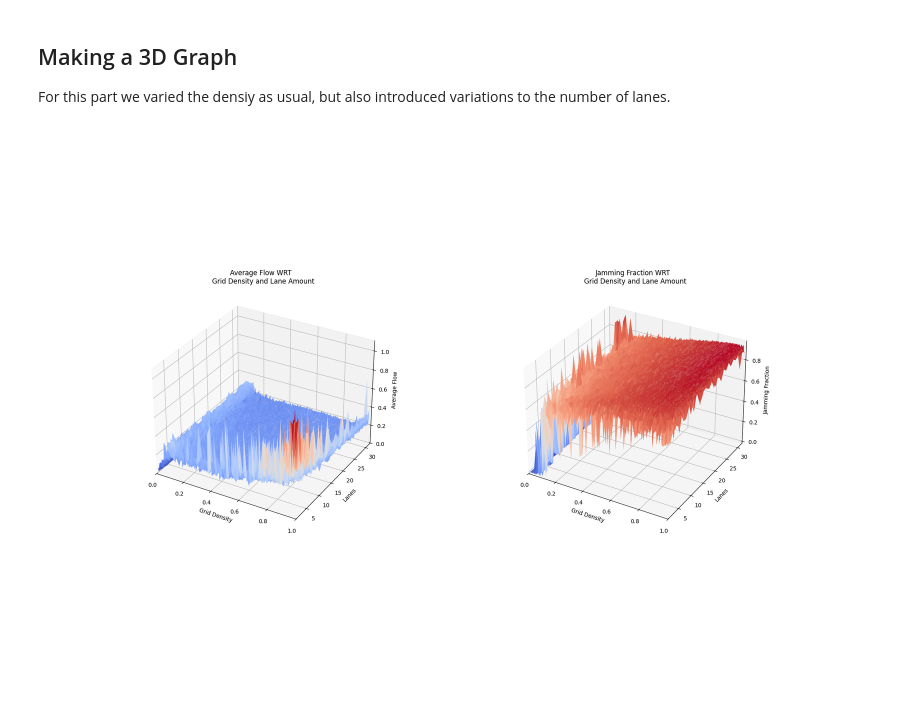
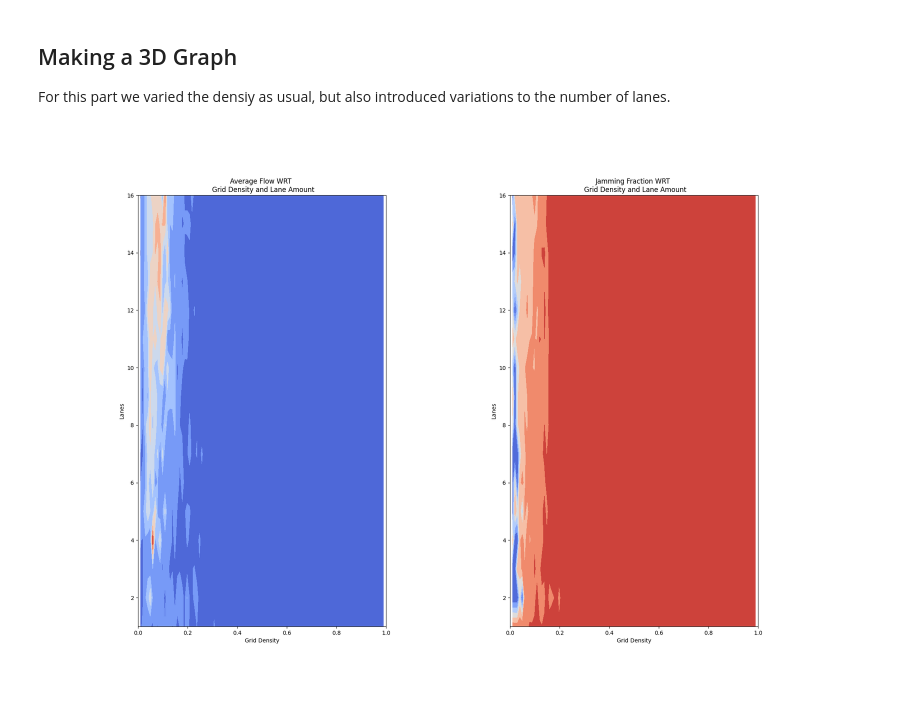
Before and after one commit to negray03/PHY-381C-Final-Project-Onset-of-Traffic, a Jupyter notebook: visualizations/visualization_statistics.ipynb, the cells around one changed output. Cells and saved outputs as stored; diff of their text form; code cells hidden in the pictures.

Commit message:
Finished The Graphs

```diff
--- a/visualizations/visualization_statistics.ipynb
+++ b/visualizations/visualization_statistics.ipynb
@@ -30,7 +30,7 @@ jam_threshold = 0.2
 density_range = np.linspace(0.01,0.99,500)
 jamming_fractions = []
 average_flows = []
-lane_count = 6
+lane_count = 1
 
 for density in tqdm(density_range):
     testing_grid = Multi_Lane_Traffic(cells=50, lanes = lane_count, density= density, random_state=0,vmax=5)
@@ -65,15 +65,15 @@ For this part we varied the densiy as usual, but also introduced variations to t
 # %%
 cell_number = 100
 jam_threshold = 0.2
-density_range = np.linspace(0.01,0.99,300)
-lane_range = range(1,33)
-simulation_time = 500
+density_range = np.linspace(0.01,0.99,100)
+lane_range = range(1,17)
+simulation_time = 100
 
 density, lane = np.meshgrid(density_range,lane_range)
 
 def stat_3d(density, lane):
     global pbar
-    test_grid = Multi_Lane_Traffic(cells = cell_number, lanes = lane, density = density, vmax=5, random_state= 0, tolerance_limit= 1e-15)
+    test_grid = Multi_Lane_Traffic(cells = cell_number, lanes = lane, density = density, vmax=5, random_state= 0)
     test_grid.simulate(simulation_time)
     pbar.update(1)
     return test_grid.history_jam_fraction(), test_grid.history_average_flow()
@@ -84,40 +84,42 @@ with tqdm(total=len(lane_range)*len(density_range)) as pbar:
 # %%
 %matplotlib widget
 from mpl_toolkits.mplot3d import Axes3D
 from matplotlib import cm
 
 
 fig = plt.figure(figsize=(20, 14))
-ax = fig.add_subplot(122, projection='3d')
+ax = fig.add_subplot(122)
 
 
-ay = fig.add_subplot(121, projection = '3d')
+ay = fig.add_subplot(121)
 
-ay.plot_surface(density, lane, average_flows, rstride=1, cstride=1, cmap=cm.coolwarm,
-                       linewidth=0, antialiased=True)
+#ay.plot_surface(density, lane, average_flows, rstride=1, cstride=1, cmap=cm.coolwarm,
+#                       linewidth=0, antialiased=True)
 
 ay.contourf(density, lane, average_flows, cmap=cm.coolwarm)
 
 ay.set_xlabel('Grid Density')
 ay.set_ylabel('Lanes')
-ay.set_zlabel('Average Flow')
+#ay.set_zlabel('Average Flow')
 ay.set_title('Average Flow WRT \n Grid Density and Lane Amount')
 ay.set_xlim(0,1)
-ay.set_ylim(1,32)
+ay.set_ylim(1,16)
 
-ax.plot_surface(density, lane, jamming_fractions, rstride=1, cstride=1, cmap=cm.coolwarm,
-                       linewidth=0, antialiased=True)
+#ax.plot_surface(density, lane, jamming_fractions, rstride=1, cstride=1, cmap=cm.coolwarm,
+#                       linewidth=0, antialiased=True)
+
+ax.contourf(density, lane, jamming_fractions, cmap=cm.coolwarm)
 
 ax.set_xlabel('Grid Density')
 ax.set_ylabel('Lanes')
-ax.set_zlabel('Jamming Fraction')
+#ax.set_zlabel('Jamming Fraction')
 ax.set_title('Jamming Fraction WRT \n Grid Density and Lane Amount')
 ax.set_xlim(0,1)
-ax.set_ylim(1,32)
+ax.set_ylim(1,16)
 
 
 plt.subplots_adjust(wspace=0.5)
 #plt.tight_layout()
 plt.show()
 # %% [output]
-[figure, old version]
+[figure, new version]
```
Also changed, not shown: 3 other files.
